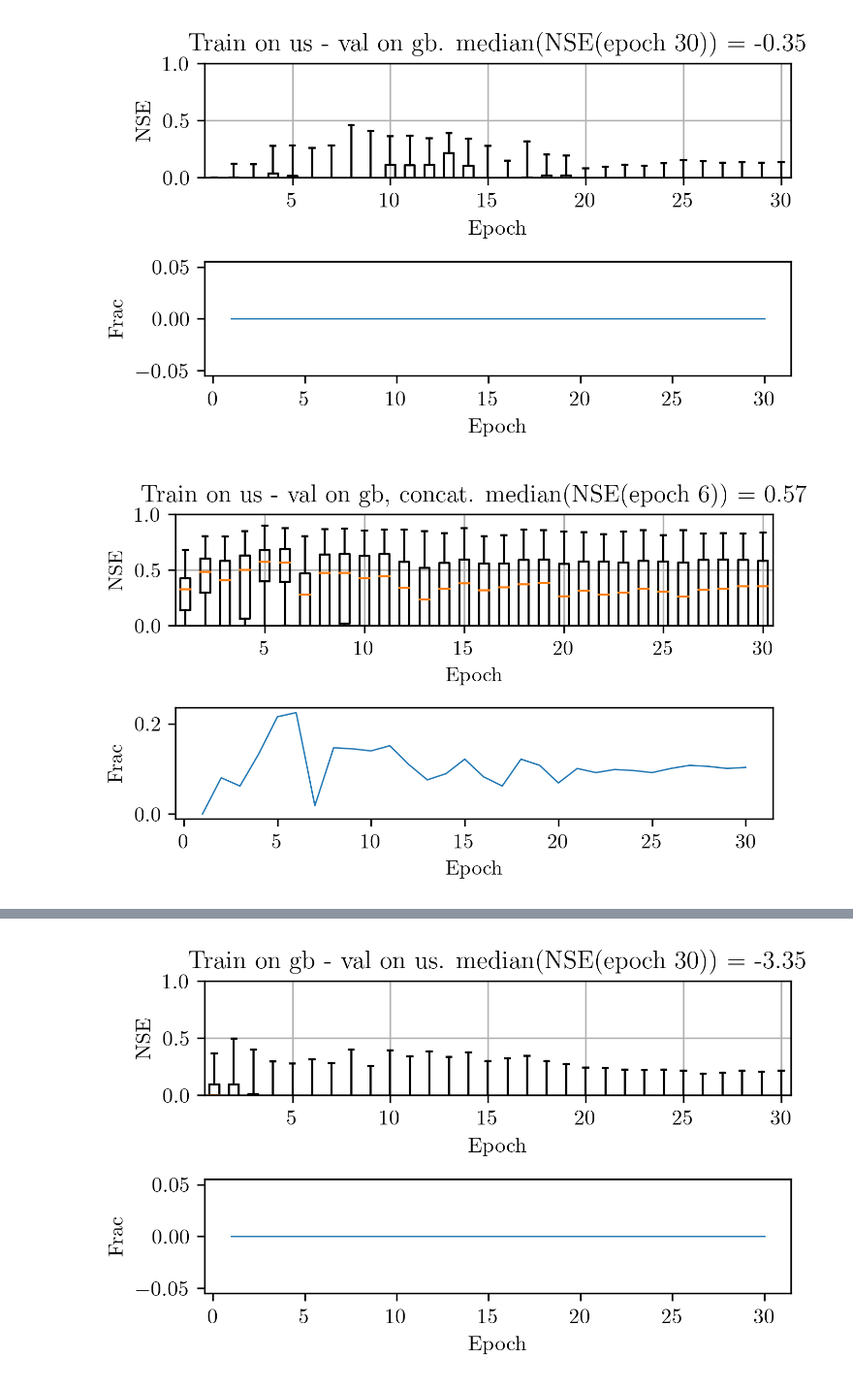
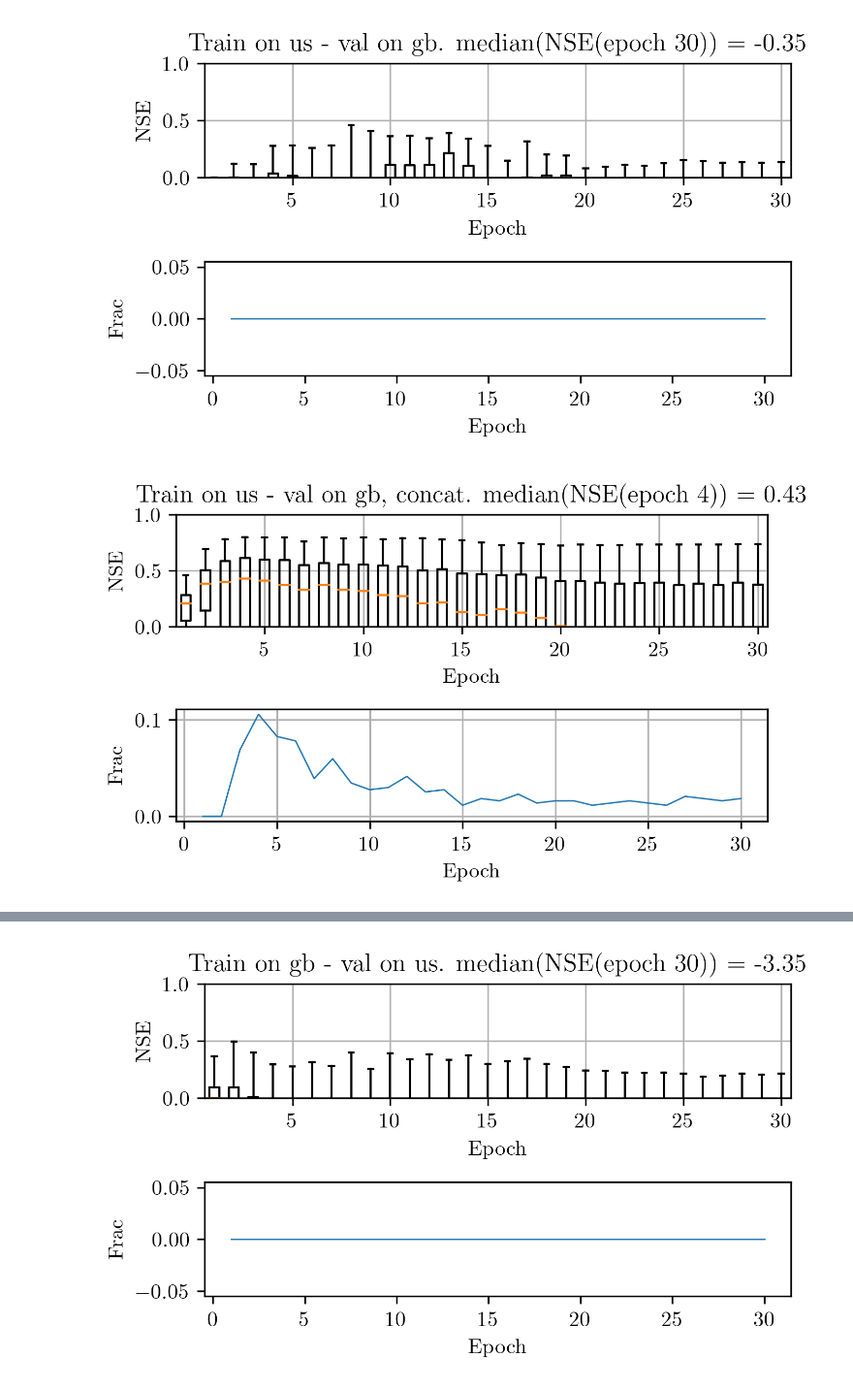
Before and after one commit to bernharl/Master-Thesis, a Jupyter notebook: notebooks/correlation_reduction.ipynb, the cells around one changed output, grey strips where cells are left out. Shown at 97% size. Drawn from its saved outputs; the diff is of its cells as text; code cells hidden in the pictures.

```diff
--- a/notebooks/correlation_reduction.ipynb
+++ b/notebooks/correlation_reduction.ipynb
@@ -98,7 +98,11 @@ fig.savefig(
 'cfg = load_config("../runs/correlation_reduction/all_features/run_config.txt")\ndb_path = "../runs/correlation_reduction/all_features/run_1412_0900_seed19970204/attributes.db"\nbasins = get_basin_lis ...
 # %%
 def load_results(
-    folder: Union[Path, str], model_type: str, seed: int, debug: bool = False
+    folder: Union[Path, str],
+    model_type: str,
+    seed: int,
+    debug: bool = False,
+    max_epoch: Optional[int] = None,
 ) -> Union[Dict, Tuple[Dict, Dict]]:
     if isinstance(folder, str):
         folder = Path(folder)
@@ -107,7 +111,11 @@ def load_results(
     nse_values = defaultdict(dict)
     if debug:
         results_debug = {}
-    epochs = len(list(folder.rglob(f"{model_type}_seed{seed}_epoch_*.p")))
+    epochs = (
+        len(list(folder.rglob(f"{model_type}_seed{seed}_epoch_*.p")))
+        if max_epoch is None
+        else max_epoch
+    )
     if epochs == 0:
         raise FileNotFoundError(f"No validation runs found")
     for epoch in range(1, epochs + 1):
@@ -675,12 +713,13 @@ fig.tight_layout()
 [figure]
 # %%
 results_cv_train_us_val_gb_concat = defaultdict(lambda: defaultdict(int))
-k = 1
+k = 5
 for i in tqdm(range(k)):
     results_ = load_results(
         folder=f"/home/bernhard/git/Master-Thesis/runs/combined_dataset/train_us_val_gb_concat/val_gb/{i}",
         model_type="lstm",
         seed="19970204",
+        # max_epoch=18,
     )
     for epoch in results_:
         for basin in results_[epoch]:
@@ -691,24 +730,24 @@ cv_nse_train_us_val_gb_concat = restructure_results(results_cv_train_us_val_gb_c
 # %%
 fig, axes = plt.subplots(2, 1)
 axes = axes.flatten()
 axes[0].set_ylim([0, 1])
 axes[0].set_xlabel("Epoch")
 
 
 nse_boxplots(cv_nse_train_us_val_gb_concat, ax=axes[0])
 axes[0].set_title(
-    f"Train on us - val on gb, concat. median(NSE(epoch 6)) = {np.median(cv_nse_train_us_val_gb_concat[:,5]):.2f}"
+    f"Train on us - val on gb, concat. median(NSE(epoch 4)) = {np.median(cv_nse_train_us_val_gb_concat[:,3]):.2f}"
 )
 
 
 plot_fractions(cv_nse_train_us_val_gb_concat, ax=axes[1])
 
 
 axes[1].set_ylabel("Frac")
-axes[1].grid()
+axes[1].grid(("on"))
 fig.tight_layout()
 fig_folder = Path("../doc/thesis/figures/mixed_models/train_us_val_gb_concat/")
 fig_folder.mkdir(exist_ok=True, parents=True)
 fig.savefig(fig_folder / "train_us_val_gb_concat.pdf")
 # %% [output]
-[figure, old version]
+[figure, new version]
```
Also changed, not shown: parts of 18 cells of this notebook.
